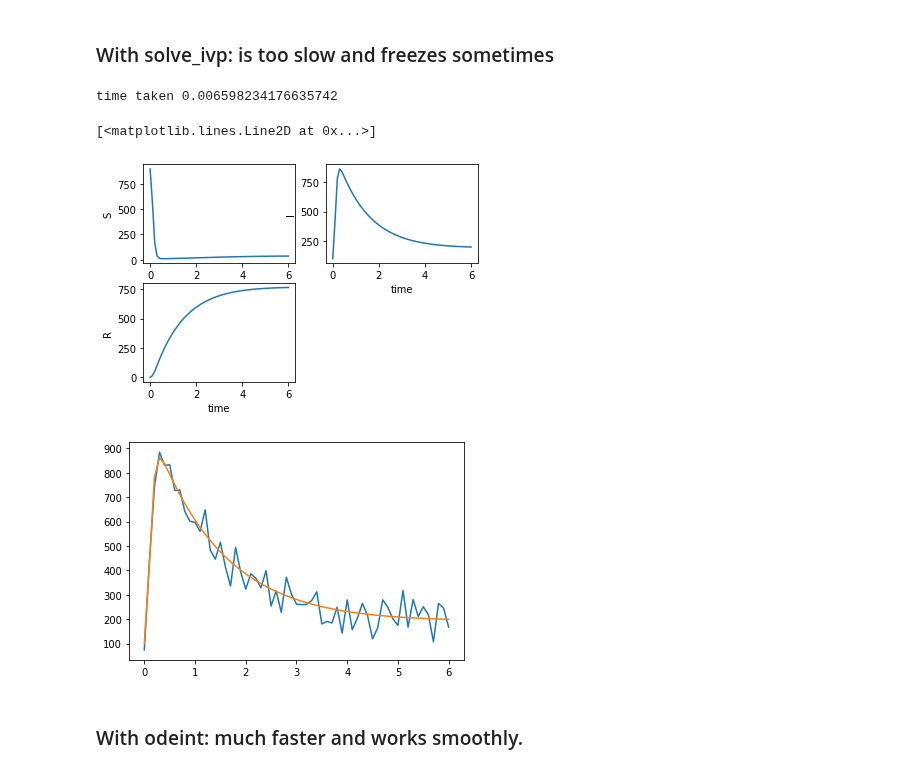
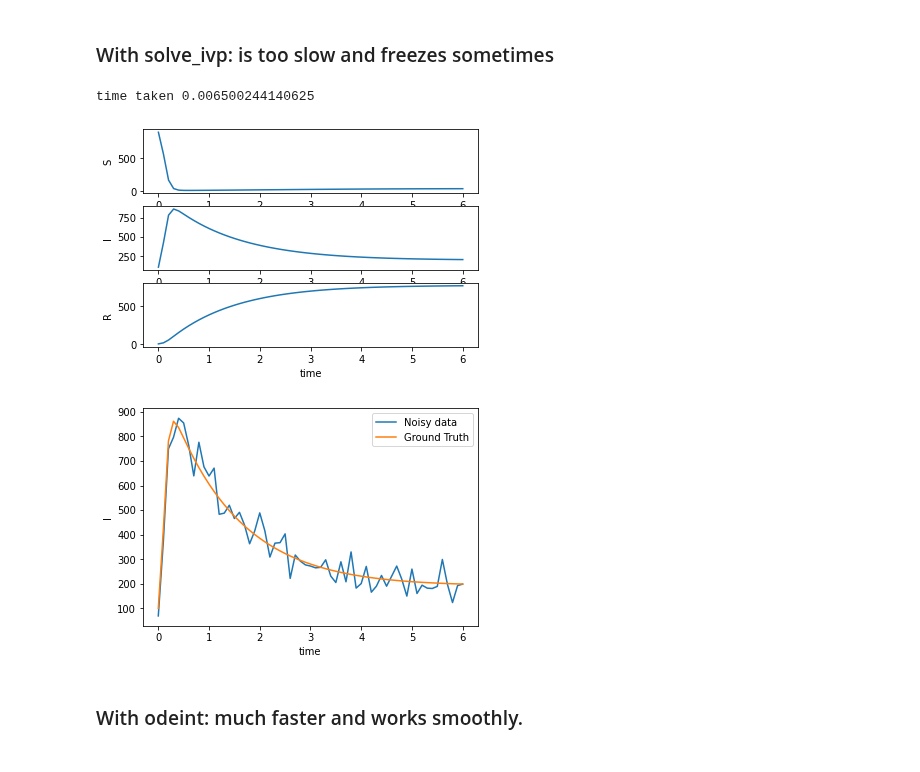
Before and after one commit to hardikparwana/aerosp567, a Jupyter notebook: Project 2/Project2_2-Copy1.ipynb, the cells around one changed output. Cells and saved outputs as stored; diff of their text form; code cells hidden in the pictures.

```diff
--- a/Project 2/Project2_2-Copy1.ipynb
+++ b/Project 2/Project2_2-Copy1.ipynb
@@ -221,7 +221,7 @@ def banana_log_pdf(x):
 # Testing banana sampler
 x = []
 y = []
-for i in range(10000):
+for i in range(100000):
     sample = banana_sampler()
     x.append(sample[0]); y.append(sample[1])
 plt.plot(x,y,'*')
@@ -560,6 +579,8 @@ plt.show()
 ### With solve_ivp: is too slow and freezes sometimes
 # %%
 ## With solve_ivp
+
+name = "id_"
 
 import time
 theta = np.array([0.02, 0.6, 0.15])
@@ -567,42 +588,46 @@ def SIR(t, y, theta):
     S = y[0]; I = y[1]; R = y[2];
     beta = theta[0]; r = theta[1]; delta = theta[2];
     N = 1000
     dS = delta*N - delta*S -beta*I*S
     dI = beta*I*S - (r+delta)*I
     dR = r*I - delta*R
     return np.array([dS,dI,dR])
 SIR_theta = lambda t, y: SIR(t, y, theta)
 s_time = time.time()
 sol = scipy.integrate.solve_ivp(SIR_theta, [0,6], np.array([900,100,0]), t_eval = np.linspace(0,6,61), method='RK45',vectorized=True)
 print("time taken",time.time()-s_time)
 
 I = sol.y[1,:]
 std_dev = 50
 I_DATA = I + std_dev*np.random.randn(np.shape(I)[0])
 
-plt.subplot(221)
+plt.subplot(311)
 plt.plot(sol.t, sol.y[0,:])
 plt.xlabel('time')
 plt.ylabel('S')
 
-plt.subplot(222)
+plt.subplot(312)
 plt.plot(sol.t, sol.y[1,:])
 plt.xlabel('time')
 plt.ylabel('I')
 
-plt.subplot(223)
+plt.subplot(313)
 plt.plot(sol.t, sol.y[2,:])
 plt.xlabel('time')
 plt.ylabel('R')
+plt.savefig(name+"SIR"+".png")
 
 plt.figure()
-plt.plot(sol.t,I_DATA)
-plt.plot(sol.t,I)
+plt.plot(sol.t,I_DATA,label='Noisy data')
+plt.plot(sol.t,I,label='Ground Truth')
+plt.ylabel('I')
+plt.xlabel('time')
+plt.legend()
+plt.savefig(name+"Inoise"+".png")
 # %% [output]
-time taken 0.006598234176635742
+time taken 0.006500244140625
-[<matplotlib.lines.Line2D at 0x...>]
-[figure, old version]
+[figure, new version]
-[figure, old version]
+[figure, new version]
 # %% [markdown]
 ### With odeint: much faster and works smoothly.
 # %%
```
Also changed, not shown: parts of 14 cells of this notebook.
